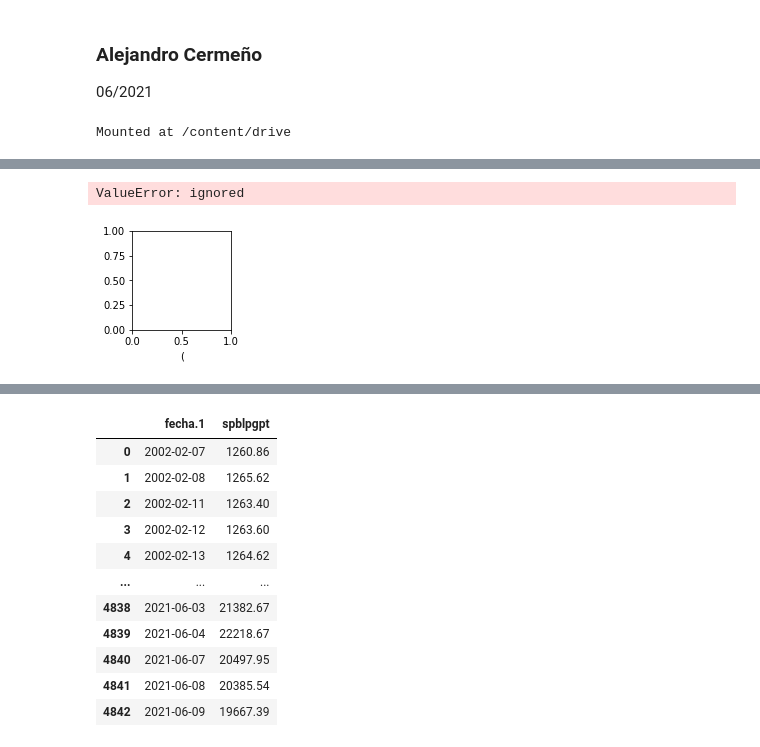
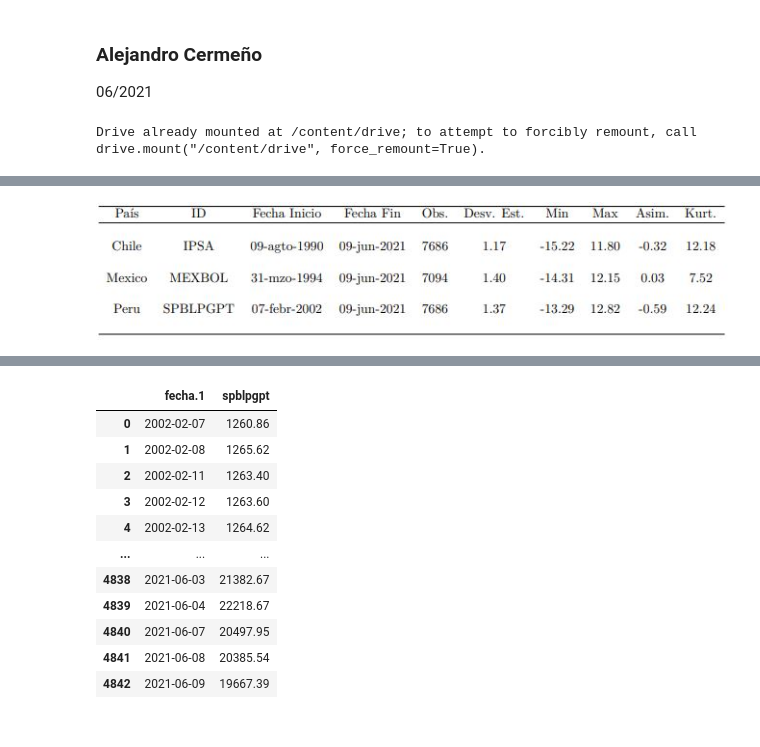
Before and after one commit to alejandro-cermeno/2021_Market_Timing-Cerme-o, a Jupyter notebook: arima.ipynb, the cells around one changed output, grey strips where cells are left out. Saved outputs shown, nothing was run; the diff lists cells and outputs as text; code cells hidden in the pictures.

```diff
--- a/arima.ipynb
+++ b/arima.ipynb
@@ -5,14 +5,22 @@
 
 06/2021
 # %%
+# Configuración premiliminar
+
+    # Librerias necesarias
 import os
 import pandas as pd
 import numpy as np
 import matplotlib.pyplot as plt
+import matplotlib.gridspec as gridspec
+from IPython.display import Image
 from google.colab import drive
 
+    # Directorio
 drive.mount('/content/drive')
+
+os.chdir('/content/drive/MyDrive/TESIS/Code')
 # %% [output]
-Mounted at /content/drive
+Drive already mounted at /content/drive; to attempt to forcibly remount, call drive.mount("/content/drive", force_remount=True).
 # %%
 # Obtencion de datos
@@ -35,12 +33,39 @@ for i in range(len(series)):
+# %%
+# Preparacion de datos
+
+series = [mexbol, spblpgpt, ipsa]
+
+    # Limpieza
+for i in range(len(series)):
+  series[i] = series[i].dropna() # Elimina valores ausentes
+  series[i] = series[i].set_index(list(series[i].columns[[0]])) # Establece el indice
+
+    # Transformacion a retornos
+def logret(df):
+
+  '''Tranforma la serie de precios al logaritmo del retorno'''
+
+  logret_series = [] # Almacenamiento de resultados
+
+  for i in range(len(series)):
+
+    logret =(100 * (np.log(df[i]) - np.log(df[i].shift(1)))).dropna()
+    logret_series.append(logret)
+
+  return logret_series # Salida
+
+logret_series = logret(series)
 # %%
-# Estadísticos descriptivos
+# Inspeccion de datos
+
+    # Estadísticos descriptivos
 
 def describe(df):
 
   '''Calcula el número de observaciones, desviación estandar, valor mínimo y
   máximo, simetría y kurtosis de las series ingresadas'''
 
-  descrip = [] # Para almacenar resultados
+  descrip = [] # Almacenamiento de resultados
 
   for i in range(len(series)):
 
@@ -54,5 +79,8 @@ def describe(df):
 
     print(descrip) # Salida
 
-describe(series)
+describe(logret_series)
+print('')
+print('')
+Image(filename='estadisticos_descriptivos.JPG')
 # %% [output]
@@ -64,0 +93 @@ ipsa  7687.0  5880.47  89.87  1648.48906  0.275161 -1.410011
+[figure, added]
@@ -80,22 +93,0 @@ def logret(series):
-# %%
-# Grafico de retornos
-
-#  Categorical Data
-a = 2  # number of rows
-b = 3  # number of columns
-c = 1  # initialize plot counter
-import seaborn as sns
-
-letra = ['a', 'b', 'c']
-
-
-for i in range(len(series)):
-    plt.subplot(a, b, c)
-    plt.xlabel('(')
-    sns.countplot(pd.DataFrame(logret_series[i]))
-    c = c + 1
-
-plt.show()
-# %% [output]
-ValueError: ignored
-[figure, removed]
```
Also changed, not shown: parts of 5 cells of this notebook.
